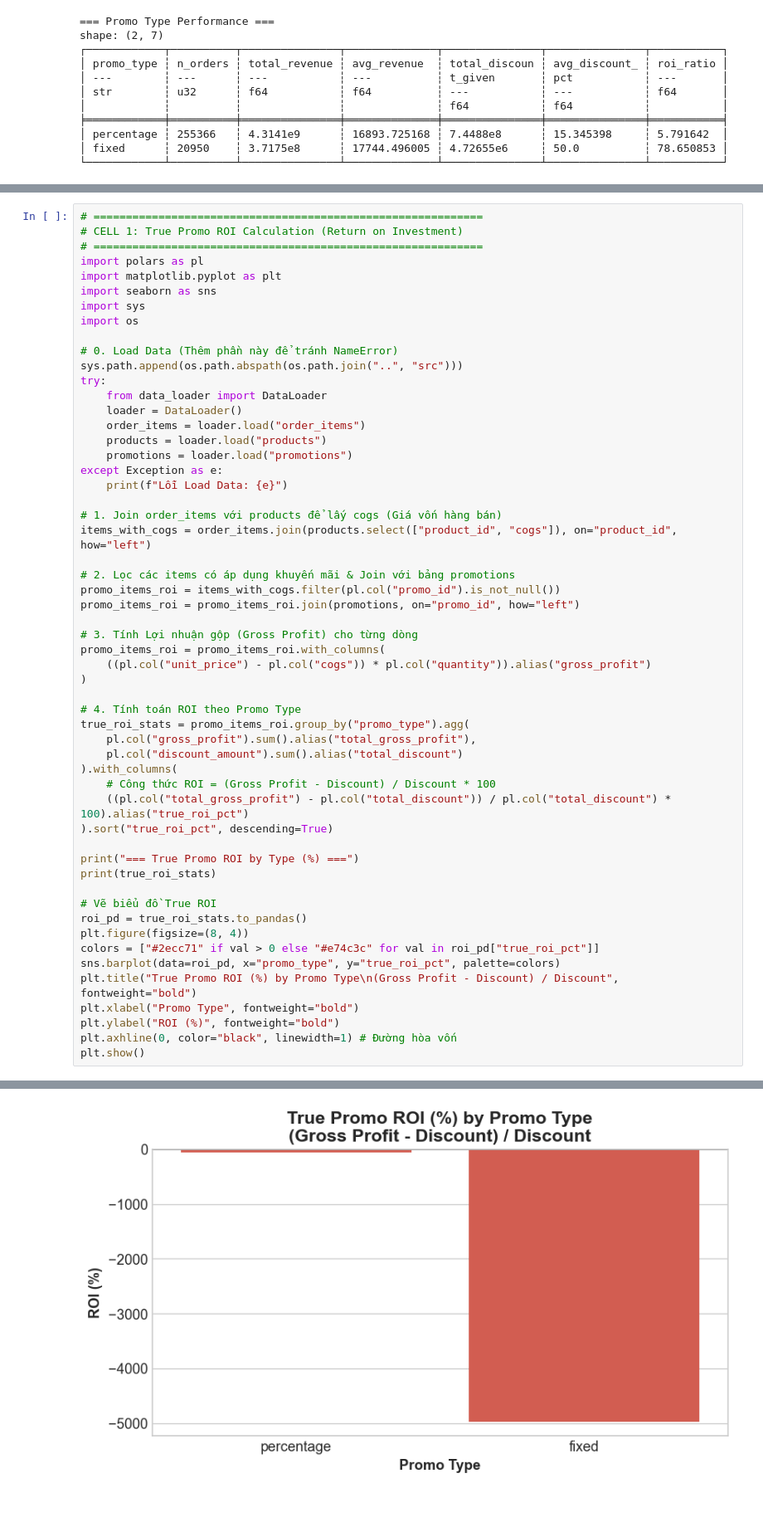
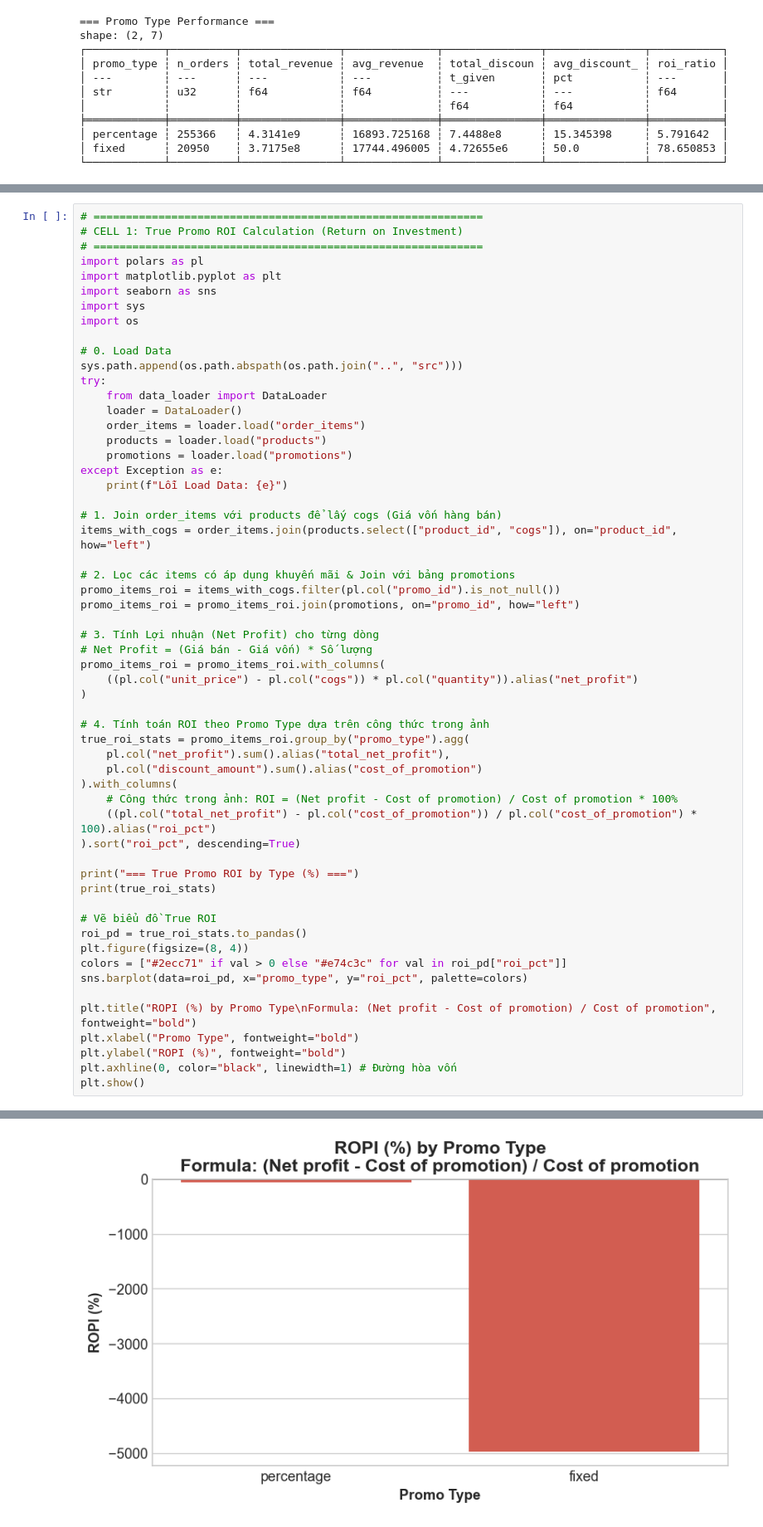
Before and after one commit to khanhnq35/Datathon_Outliers, a Jupyter notebook: notebooks/03_promo_eda.ipynb, the cells around one changed output, grey strips where cells are left out. Shown at 83% size. Cells and saved outputs as stored; diff of their text form.

```diff
--- a/notebooks/03_promo_eda.ipynb
+++ b/notebooks/03_promo_eda.ipynb
@@ -515,7 +515,7 @@ import seaborn as sns
 import sys
 import os
 
-# 0. Load Data (Thêm phần này để tránh NameError)
+# 0. Load Data
 sys.path.append(os.path.abspath(os.path.join("..", "src")))
 try:
     from data_loader import DataLoader
@@ -533,19 +533,20 @@ items_with_cogs = order_items.join(products.select(["product_id", "cogs"]), on="
 promo_items_roi = items_with_cogs.filter(pl.col("promo_id").is_not_null())
 promo_items_roi = promo_items_roi.join(promotions, on="promo_id", how="left")
 
-# 3. Tính Lợi nhuận gộp (Gross Profit) cho từng dòng
+# 3. Tính Lợi nhuận (Net Profit) cho từng dòng
+# Net Profit = (Giá bán - Giá vốn) * Số lượng
 promo_items_roi = promo_items_roi.with_columns(
-    ((pl.col("unit_price") - pl.col("cogs")) * pl.col("quantity")).alias("gross_profit")
+    ((pl.col("unit_price") - pl.col("cogs")) * pl.col("quantity")).alias("net_profit")
 )
 
-# 4. Tính toán ROI theo Promo Type
+# 4. Tính toán ROI theo Promo Type dựa trên công thức trong ảnh
 true_roi_stats = promo_items_roi.group_by("promo_type").agg(
-    pl.col("gross_profit").sum().alias("total_gross_profit"),
-    pl.col("discount_amount").sum().alias("total_discount")
+    pl.col("net_profit").sum().alias("total_net_profit"),
+    pl.col("discount_amount").sum().alias("cost_of_promotion")
 ).with_columns(
-    # Công thức ROI = (Gross Profit - Discount) / Discount * 100
-    ((pl.col("total_gross_profit") - pl.col("total_discount")) / pl.col("total_discount") * 100).alias("true_roi_pct")
-).sort("true_roi_pct", descending=True)
+    # Công thức trong ảnh: ROI = (Net profit - Cost of promotion) / Cost of promotion * 100%
+    ((pl.col("total_net_profit") - pl.col("cost_of_promotion")) / pl.col("cost_of_promotion") * 100).alias("roi_pct")
+).sort("roi_pct", descending=True)
 
 print("=== True Promo ROI by Type (%) ===")
 print(true_roi_stats)
@@ -553,11 +554,12 @@ print(true_roi_stats)
 # Vẽ biểu đồ True ROI
 roi_pd = true_roi_stats.to_pandas()
 plt.figure(figsize=(8, 4))
-colors = ["#2ecc71" if val > 0 else "#e74c3c" for val in roi_pd["true_roi_pct"]]
-sns.barplot(data=roi_pd, x="promo_type", y="true_roi_pct", palette=colors)
-plt.title("True Promo ROI (%) by Promo Type\n(Gross Profit - Discount) / Discount", fontweight="bold")
+colors = ["#2ecc71" if val > 0 else "#e74c3c" for val in roi_pd["roi_pct"]]
+sns.barplot(data=roi_pd, x="promo_type", y="roi_pct", palette=colors)
+
+plt.title("ROPI (%) by Promo Type\nFormula: (Net profit - Cost of promotion) / Cost of promotion", fontweight="bold")
 plt.xlabel("Promo Type", fontweight="bold")
-plt.ylabel("ROI (%)", fontweight="bold")
+plt.ylabel("ROPI (%)", fontweight="bold")
 plt.axhline(0, color="black", linewidth=1) # Đường hòa vốn
 plt.show()
 # %% [output]
@@ -574 +576 @@ shape: (2, 4)
-[figure, old version]
+[figure, new version]
```
Also changed, not shown: parts of 2 cells of this notebook, 2 other files.
